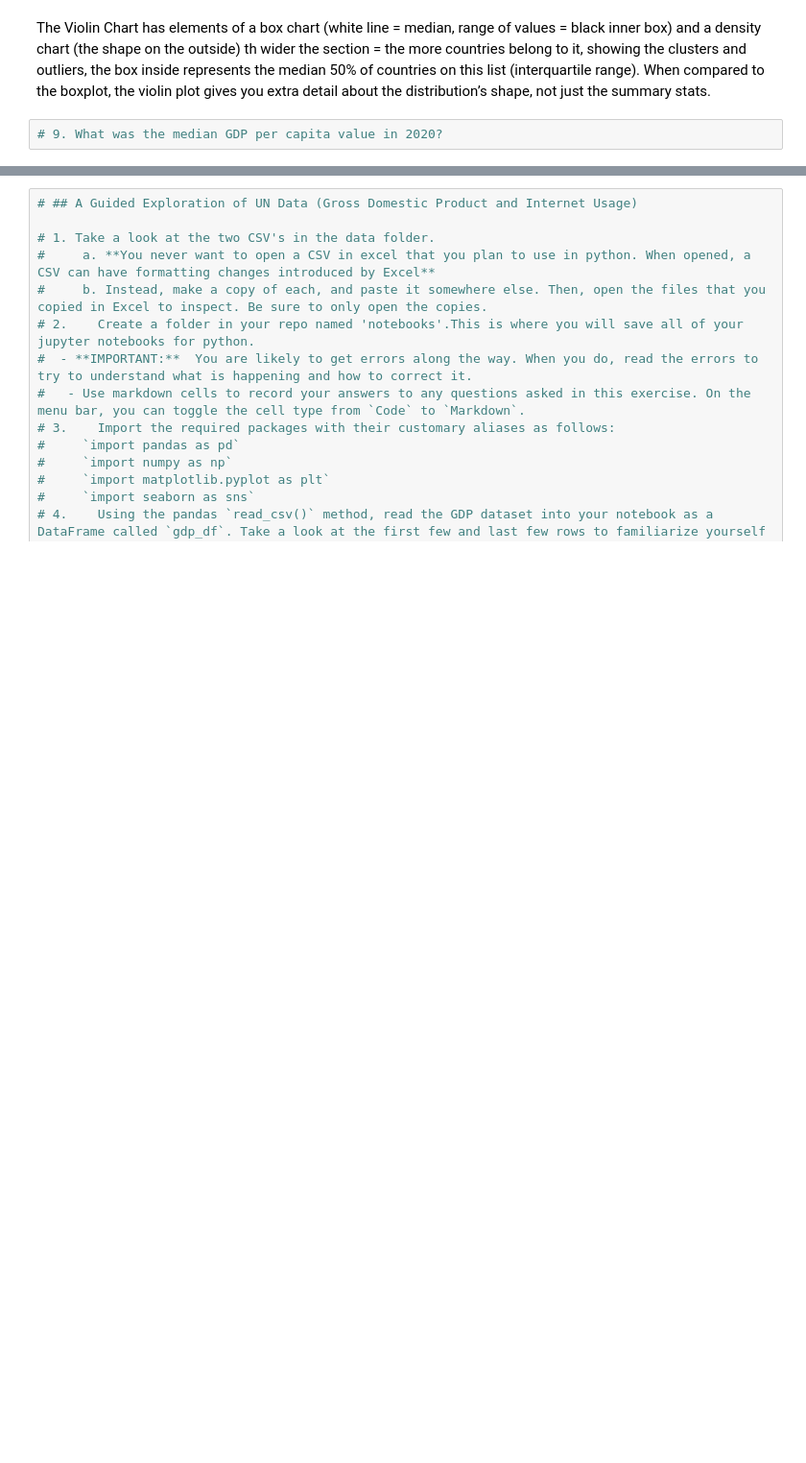
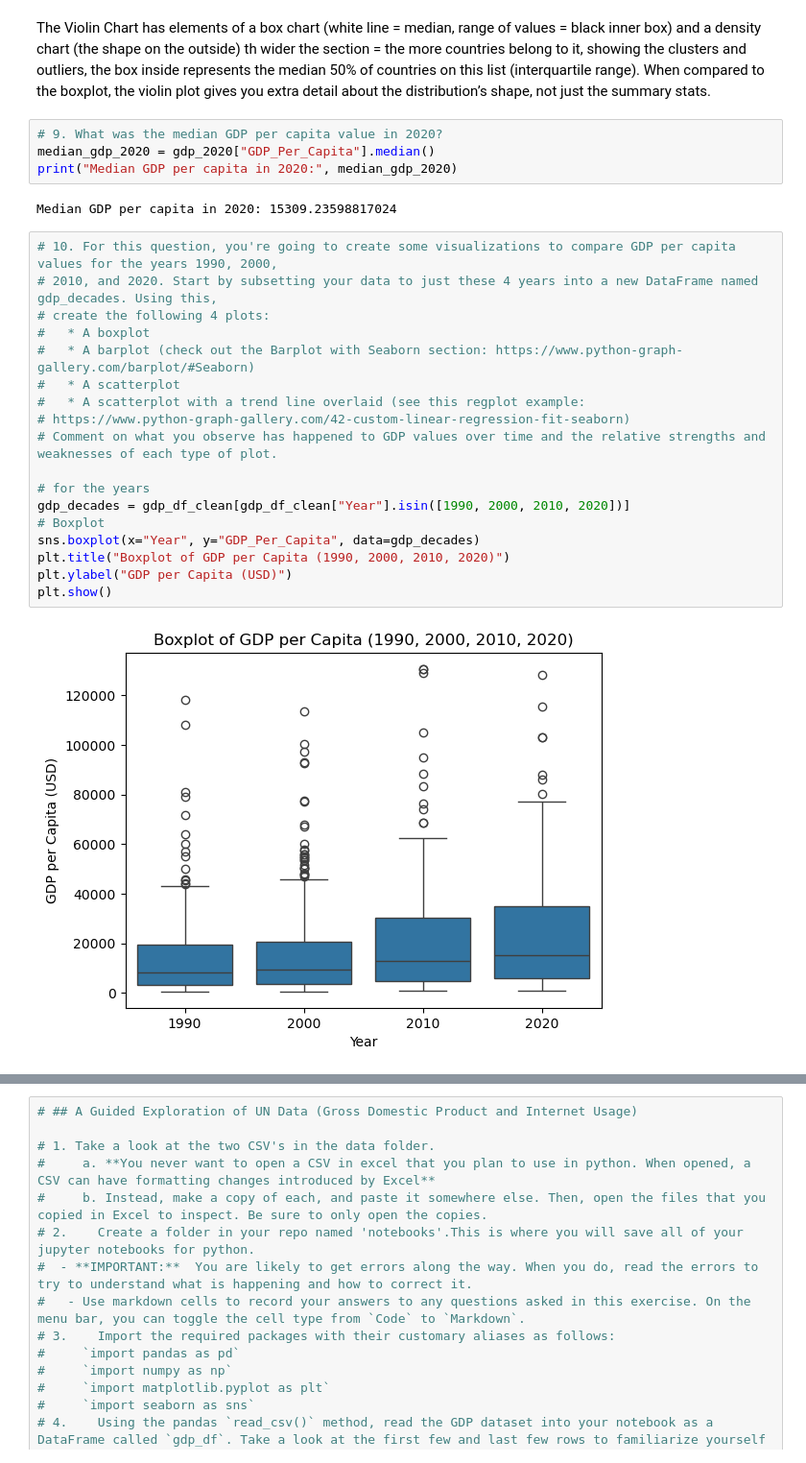
Before and after one commit to NSS-Data-Analytics-Cohort-16/da16-python-gdp-and-internet-use-analysis-MatthewRitchey, a Jupyter notebook: notebooks/gdp_per_capita.ipynb, the cells around one changed output, grey strips where cells are left out. Shown at 96% size. Saved outputs shown, nothing was run; the diff lists cells and outputs as text; blank space fills up the shorter version.

```diff
--- a/notebooks/gdp_per_capita.ipynb
+++ b/notebooks/gdp_per_capita.ipynb
@@ -188,3 +188,27 @@ shape on the outside) th wider the section = the more countries belong to it, sh
 When compared to the boxplot, the violin plot gives you extra detail about the distribution’s shape, not just the summary stats.
 # %%
 # 9. What was the median GDP per capita value in 2020?
+median_gdp_2020 = gdp_2020["GDP_Per_Capita"].median()
+print("Median GDP per capita in 2020:", median_gdp_2020)
+# %% [output]
+Median GDP per capita in 2020: 15309.23598817024
+# %%
+# 10. For this question, you're going to create some visualizations to compare GDP per capita values for the years 1990, 2000,
+# 2010, and 2020. Start by subsetting your data to just these 4 years into a new DataFrame named gdp_decades. Using this,
+# create the following 4 plots:
+# 	* A boxplot
+# 	* A barplot (check out the Barplot with Seaborn section: https://www.python-graph-gallery.com/barplot/#Seaborn)
+# 	* A scatterplot
+# 	* A scatterplot with a trend line overlaid (see this regplot example:
+# https://www.python-graph-gallery.com/42-custom-linear-regression-fit-seaborn)
+# Comment on what you observe has happened to GDP values over time and the relative strengths and weaknesses of each type of plot.
+
+# for the years
+gdp_decades = gdp_df_clean[gdp_df_clean["Year"].isin([1990, 2000, 2010, 2020])]
+# Boxplot
+sns.boxplot(x="Year", y="GDP_Per_Capita", data=gdp_decades)
+plt.title("Boxplot of GDP per Capita (1990, 2000, 2010, 2020)")
+plt.ylabel("GDP per Capita (USD)")
+plt.show()
+# %% [output]
+[figure, added]
```
Also changed, not shown: parts of 5 cells of this notebook.
